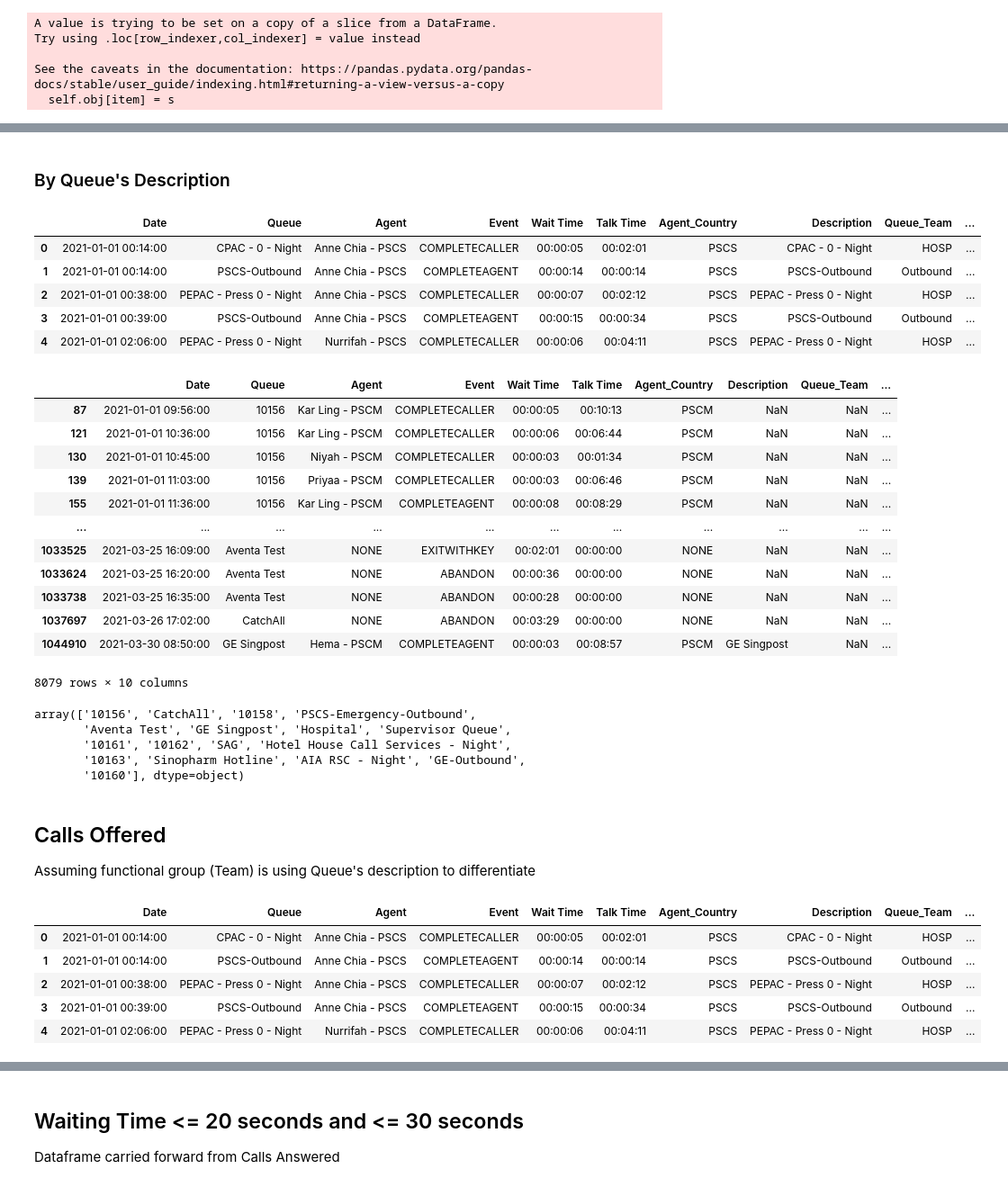
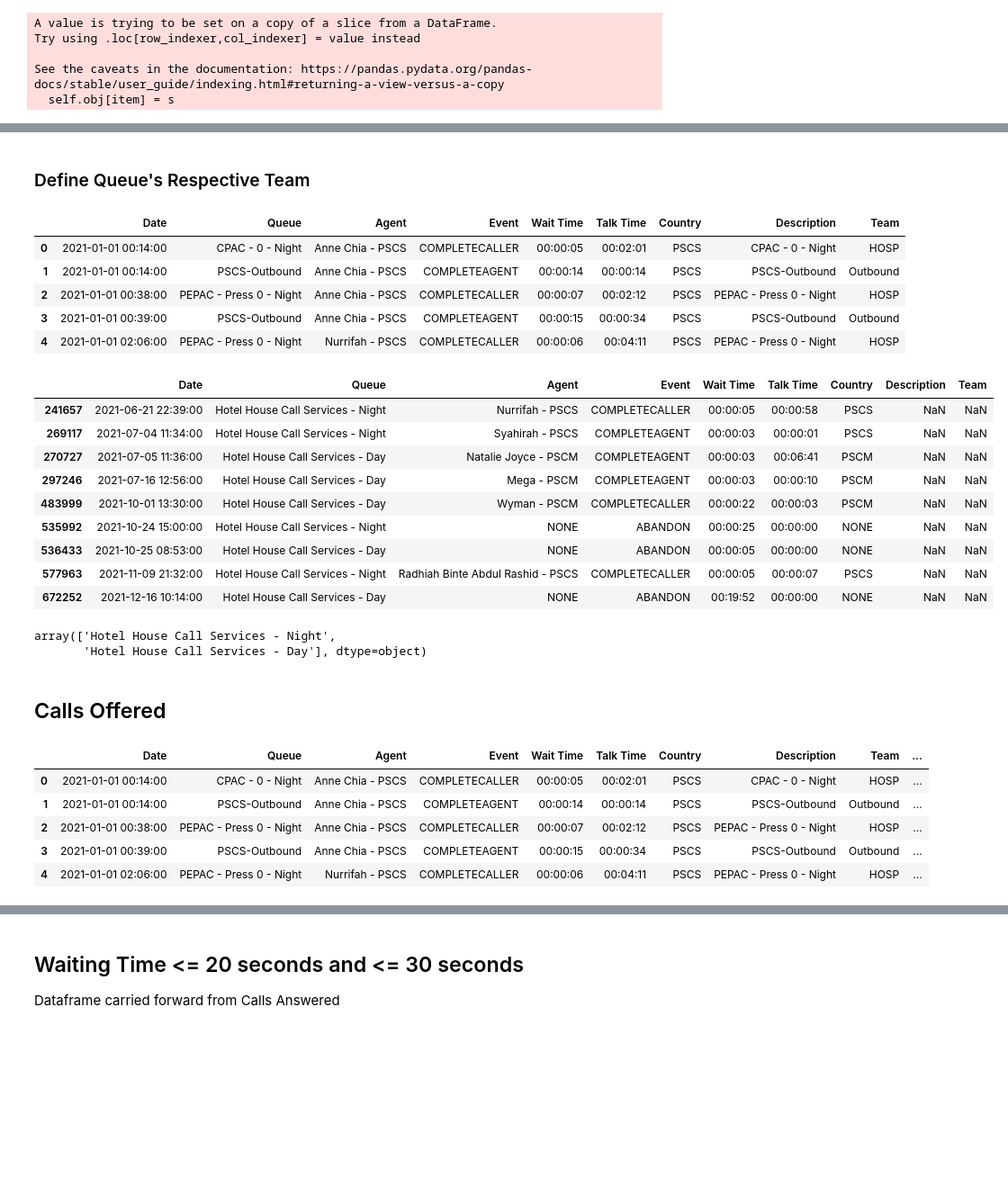
Before and after one commit to RoystonCXW/IS447---Smart-Healthcare, a Jupyter notebook: IS447/System/Data/Call Centre Dept/Data Cleaning/Call_Centre_Cleaning_EDA.ipynb, the cells around one changed output, grey strips where cells are left out. Shown at 90% size. Saved outputs shown, nothing was run; the diff lists cells and outputs as text; code cells hidden in the pictures; blank space fills up the shorter version.

Commit message:
Edited Call Centre EDA and Upload of New Aventa Data File

```diff
--- a/IS447/System/Data/Call Centre Dept/Data Cleaning/Call_Centre_Cleaning_EDA.ipynb
+++ b/IS447/System/Data/Call Centre Dept/Data Cleaning/Call_Centre_Cleaning_EDA.ipynb
@@ -162,7 +205,7 @@ dtype: int64
 ending = {'PSCS'}
 mapper = {True: 'PSCS', False: 'PSCM'}
 
-df['Agent_Country'] = df['Agent'].str[-4:].isin(ending).map(mapper)
+df['Country'] = df['Agent'].str[-4:].isin(ending).map(mapper)
 df.head()
 # %% [output]
 A value is trying to be set on a copy of a slice from a DataFrame.
@@ -179,7 +222,7 @@ See the caveats in the documentation: https://pandas.pydata.org/pandas-docs/stab
 # %%
 #Edit column to check Agent == NONE, then Country == NONE
 #df['Country'][df.Agent == 'NONE'] == "NONE"
-df.loc[(df.Agent == "NONE"), 'Agent_Country'] = "NONE"
+df.loc[(df.Agent == "NONE"), 'Country'] = "NONE"
 # %% [output]
 A value is trying to be set on a copy of a slice from a DataFrame.
 Try using .loc[row_indexer,col_indexer] = value instead
@@ -190,11 +233,11 @@ See the caveats in the documentation: https://pandas.pydata.org/pandas-docs/stab
 #Functional Group by Agent_Country
 #If Agent Name ends with 'Country', and Queue = Reporting_Aventa['Description'], append Country.
 
-aventa_df = pd.read_csv('../Reporting_Aventa_edited.csv', usecols=['Description', 'Team', 'Country'])
+#aventa_df = pd.read_csv('../Reporting_Aventa_edited.csv', usecols=['Description', 'Team', 'Country'])
 
-dfinal_agent = pd.merge(df, aventa_df, how='left', left_on=['Queue', 'Agent_Country'], right_on=['Description', 'Country'])
+#dfinal_agent = pd.merge(df, aventa_df, how='left', left_on=['Queue', 'Agent_Country'], right_on=['Description', 'Country'])
 
 #change 'Team' to 'Agent_Team'
-dfinal_agent.rename(columns={'Team':'Agent_Team'}, inplace=True)
+#dfinal_agent.rename(columns={'Team':'Agent_Team'}, inplace=True)
 
-dfinal_agent.head()
+#dfinal_agent.head()
@@ -272,55 +255,46 @@ print(dfnull_agent_is_GEH_Day.head())
 # %% [markdown]
-### By Queue's Description
+### Define Queue's Respective Team
 # %%
-dfinal_queue = pd.merge(df, aventa_df, how='left', left_on=['Queue'], right_on=['Description'])
+dfinal = pd.merge(df, aventa_df, how='left', left_on=['Queue'], right_on=['Description'])
 
 #change 'Team' to 'Queue_Team'
-dfinal_queue.rename(columns={'Team':'Queue_Team'}, inplace=True)
+#dfinal.rename(columns={'Team':'Queue_Team'}, inplace=True)
 
-dfinal_queue.head()
+dfinal.head()
 # %% [output]
-|  | Date | Queue | Agent | Event | Wait Time | Talk Time | Agent_Country | Description | Queue_Team | ... |
-| 0 | 2021-01-01 00:14:00 | CPAC - 0 - Night | Anne Chia - PSCS | COMPLETECALLER | 00:00:05 | 00:02:01 | PSCS | CPAC - 0 - Night | HOSP | ... |
-| 1 | 2021-01-01 00:14:00 | PSCS-Outbound | Anne Chia - PSCS | COMPLETEAGENT | 00:00:14 | 00:00:14 | PSCS | PSCS-Outbound | Outbound | ... |
-| 2 | 2021-01-01 00:38:00 | PEPAC - Press 0 - Night | Anne Chia - PSCS | COMPLETECALLER | 00:00:07 | 00:02:12 | PSCS | PEPAC - Press 0 - Night | HOSP | ... |
-| 3 | 2021-01-01 00:39:00 | PSCS-Outbound | Anne Chia - PSCS | COMPLETEAGENT | 00:00:15 | 00:00:34 | PSCS | PSCS-Outbound | Outbound | ... |
-| 4 | 2021-01-01 02:06:00 | PEPAC - Press 0 - Night | Nurrifah - PSCS | COMPLETECALLER | 00:00:06 | 00:04:11 | PSCS | PEPAC - Press 0 - Night | HOSP | ... |
+|  | Date | Queue | Agent | Event | Wait Time | Talk Time | Country | Description | Team |
+| 0 | 2021-01-01 00:14:00 | CPAC - 0 - Night | Anne Chia - PSCS | COMPLETECALLER | 00:00:05 | 00:02:01 | PSCS | CPAC - 0 - Night | HOSP |
+| 1 | 2021-01-01 00:14:00 | PSCS-Outbound | Anne Chia - PSCS | COMPLETEAGENT | 00:00:14 | 00:00:14 | PSCS | PSCS-Outbound | Outbound |
+| 2 | 2021-01-01 00:38:00 | PEPAC - Press 0 - Night | Anne Chia - PSCS | COMPLETECALLER | 00:00:07 | 00:02:12 | PSCS | PEPAC - Press 0 - Night | HOSP |
+| 3 | 2021-01-01 00:39:00 | PSCS-Outbound | Anne Chia - PSCS | COMPLETEAGENT | 00:00:15 | 00:00:34 | PSCS | PSCS-Outbound | Outbound |
+| 4 | 2021-01-01 02:06:00 | PEPAC - Press 0 - Night | Nurrifah - PSCS | COMPLETECALLER | 00:00:06 | 00:04:11 | PSCS | PEPAC - Press 0 - Night | HOSP |
 # %%
-dfnull_queue = dfinal_queue[dfinal_queue.isna().any(axis=1)]
-dfnull_queue
+dfnull_team = dfinal[dfinal.isna().any(axis=1)]
+dfnull_team
 # %% [output]
-|  | Date | Queue | Agent | Event | Wait Time | Talk Time | Agent_Country | Description | Queue_Team | ... |
-| 87 | 2021-01-01 09:56:00 | 10156 | Kar Ling - PSCM | COMPLETECALLER | 00:00:05 | 00:10:13 | PSCM | NaN | NaN | ... |
-| 121 | 2021-01-01 10:36:00 | 10156 | Kar Ling - PSCM | COMPLETECALLER | 00:00:06 | 00:06:44 | PSCM | NaN | NaN | ... |
-| 130 | 2021-01-01 10:45:00 | 10156 | Niyah - PSCM | COMPLETECALLER | 00:00:03 | 00:01:34 | PSCM | NaN | NaN | ... |
-| 139 | 2021-01-01 11:03:00 | 10156 | Priyaa - PSCM | COMPLETECALLER | 00:00:03 | 00:06:46 | PSCM | NaN | NaN | ... |
-| 155 | 2021-01-01 11:36:00 | 10156 | Kar Ling - PSCM | COMPLETEAGENT | 00:00:08 | 00:08:29 | PSCM | NaN | NaN | ... |
-| ... | ... | ... | ... | ... | ... | ... | ... | ... | ... | ... |
-| 1033525 | 2021-03-25 16:09:00 | Aventa Test | NONE | EXITWITHKEY | 00:02:01 | 00:00:00 | NONE | NaN | NaN | ... |
-| 1033624 | 2021-03-25 16:20:00 | Aventa Test | NONE | ABANDON | 00:00:36 | 00:00:00 | NONE | NaN | NaN | ... |
-| 1033738 | 2021-03-25 16:35:00 | Aventa Test | NONE | ABANDON | 00:00:28 | 00:00:00 | NONE | NaN | NaN | ... |
-| 1037697 | 2021-03-26 17:02:00 | CatchAll | NONE | ABANDON | 00:03:29 | 00:00:00 | NONE | NaN | NaN | ... |
-| 1044910 | 2021-03-30 08:50:00 | GE Singpost | Hema - PSCM | COMPLETEAGENT | 00:00:03 | 00:08:57 | PSCM | GE Singpost | NaN | ... |
+|  | Date | Queue | Agent | Event | Wait Time | Talk Time | Country | Description | Team |
+| 241657 | 2021-06-21 22:39:00 | Hotel House Call Services - Night | Nurrifah - PSCS | COMPLETECALLER | 00:00:05 | 00:00:58 | PSCS | NaN | NaN |
+| 269117 | 2021-07-04 11:34:00 | Hotel House Call Services - Night | Syahirah - PSCS | COMPLETEAGENT | 00:00:03 | 00:00:01 | PSCS | NaN | NaN |
+| 270727 | 2021-07-05 11:36:00 | Hotel House Call Services - Day | Natalie Joyce - PSCM | COMPLETEAGENT | 00:00:03 | 00:06:41 | PSCM | NaN | NaN |
+| 297246 | 2021-07-16 12:56:00 | Hotel House Call Services - Day | Mega - PSCM | COMPLETEAGENT | 00:00:03 | 00:00:10 | PSCM | NaN | NaN |
+| 483999 | 2021-10-01 13:30:00 | Hotel House Call Services - Day | Wyman - PSCM | COMPLETECALLER | 00:00:22 | 00:00:03 | PSCM | NaN | NaN |
+| 535992 | 2021-10-24 15:00:00 | Hotel House Call Services - Night | NONE | ABANDON | 00:00:25 | 00:00:00 | NONE | NaN | NaN |
+| 536433 | 2021-10-25 08:53:00 | Hotel House Call Services - Day | NONE | ABANDON | 00:00:05 | 00:00:00 | NONE | NaN | NaN |
+| 577963 | 2021-11-09 21:32:00 | Hotel House Call Services - Night | Radhiah Binte Abdul Rashid - PSCS | COMPLETECALLER | 00:00:05 | 00:00:07 | PSCS | NaN | NaN |
+| 672252 | 2021-12-16 10:14:00 | Hotel House Call Services - Day | NONE | ABANDON | 00:19:52 | 00:00:00 | NONE | NaN | NaN |
-8079 rows × 10 columns
 # %%
-dfnull_queue['Queue'].unique()
+dfnull_team['Queue'].unique()
 # %% [output]
-array(['10156', 'CatchAll', '10158', 'PSCS-Emergency-Outbound',
-       'Aventa Test', 'GE Singpost', 'Hospital', 'Supervisor Queue',
-       '10161', '10162', 'SAG', 'Hotel House Call Services - Night',
-       '10163', 'Sinopharm Hotline', 'AIA RSC - Night', 'GE-Outbound',
-       '10160'], dtype=object)
+array(['Hotel House Call Services - Night',
+       'Hotel House Call Services - Day'], dtype=object)
-# %% [markdown]
-## Calls Offered
-
-Assuming functional group (Team) is using Queue's description to differentiate
+# %% [markdown]
+## Calls Offered
 # %%
-dfinal = dfinal_queue
 
 dfinal['Calls_Offered'] = np.where((dfinal['Event'] == 'COMPLETEAGENT') | (dfinal['Event'] == 'COMPLETECALLER') | (dfinal['Event'] == 'ABANDON'), 1, 0)
 dfinal.head()
 # %% [output]
-|  | Date | Queue | Agent | Event | Wait Time | Talk Time | Agent_Country | Description | Queue_Team | ... |
+|  | Date | Queue | Agent | Event | Wait Time | Talk Time | Country | Description | Team | ... |
 | 0 | 2021-01-01 00:14:00 | CPAC - 0 - Night | Anne Chia - PSCS | COMPLETECALLER | 00:00:05 | 00:02:01 | PSCS | CPAC - 0 - Night | HOSP | ... |
 | 1 | 2021-01-01 00:14:00 | PSCS-Outbound | Anne Chia - PSCS | COMPLETEAGENT | 00:00:14 | 00:00:14 | PSCS | PSCS-Outbound | Outbound | ... |
 | 2 | 2021-01-01 00:38:00 | PEPAC - Press 0 - Night | Anne Chia - PSCS | COMPLETECALLER | 00:00:07 | 00:02:12 | PSCS | PEPAC - Press 0 - Night | HOSP | ... |
```
Also changed, not shown: parts of 25 cells of this notebook, 2 other files.
